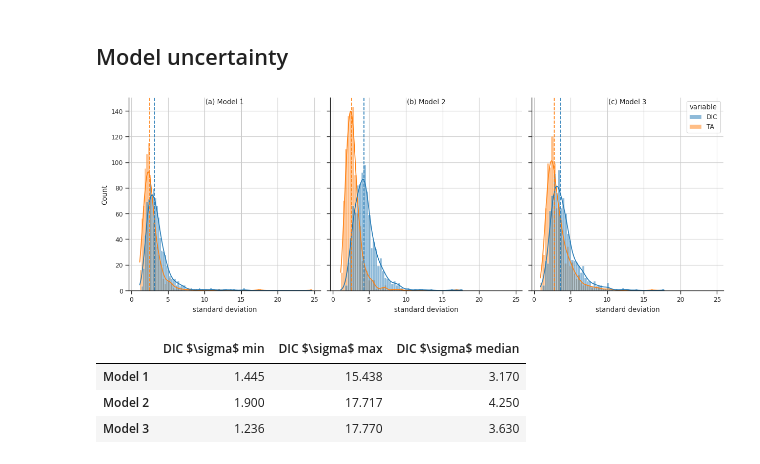
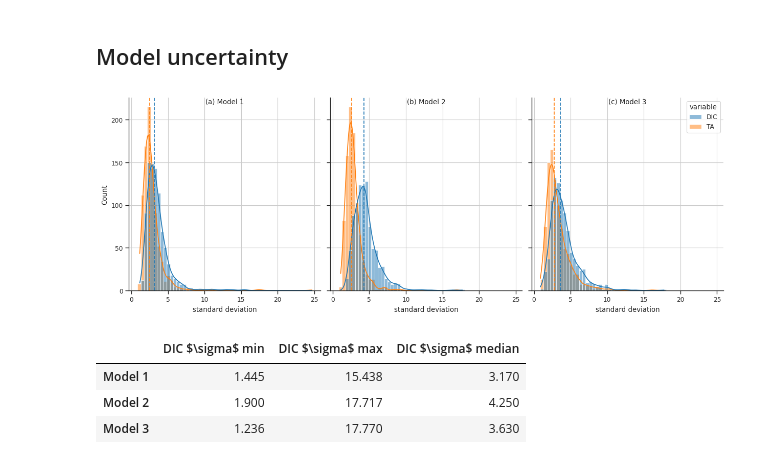
Before and after one commit to WHOIGit/nelme-bottom-water-bgc, a Jupyter notebook: manuscript_figures.ipynb, the cells around one changed output. Saved outputs shown, nothing was run; the diff lists cells and outputs as text; code cells hidden in the pictures.

Commit message:
Correct error in histogram figure

```diff
--- a/manuscript_figures.ipynb
+++ b/manuscript_figures.ipynb
@@ -473,35 +473,38 @@ fig.savefig('figures/bgc_difference_seasonal.png', dpi=dpi, bbox_inches='tight')
 # %%
 df_uncert = pd.read_csv('data/uncertainty_testset.csv', index_col=0)
 df_uncert_noO2 = pd.read_csv('data/uncertainty_testset_noO2.csv', index_col=0)
 df_uncert_no_sat = pd.read_csv('data/uncertainty_testset_no_sat.csv', index_col=0)
 # df_uncert.sort_values(['std_DIC','std_TA'], ascending=False)[:15]
 
 def reformat(df_in):
     df_work = df_in[['std_DIC','std_TA']].rename(columns={'std_DIC':'DIC','std_TA':'TA'}).stack().reset_index(level=1)
     df_out = df_work.rename(columns={'level_1':'variable', 0:'std'}).reset_index(drop=True)
     return df_out
 
 df1 = reformat(df_uncert)
 df2 = reformat(df_uncert_noO2)
 df3 = reformat(df_uncert_no_sat)
 
 mdic = [df.std_DIC.median() for df in [df_uncert, df_uncert_noO2, df_uncert_no_sat]]
 mta = [df.std_TA.median() for df in [df_uncert, df_uncert_noO2, df_uncert_no_sat]]
 
+# bins = np.histogram_bin_edges(df1['std'], bins='auto')
+bins = np.linspace(df_uncert_no_sat.std_TA.min(), df_uncert.std_TA.max(), 55)
+
 fig, axs = plt.subplots(1, 3, sharex=True, sharey=True, figsize=(15, 5))
 fig.subplots_adjust(wspace=0.05)
 for ax, df, leg, md, ma in zip(axs.ravel(), [df1, df2, df3], [False, False, True], mdic, mta):
-    _ = sns.histplot(x='std', data=df, hue='variable', kde=True, ax=ax, legend=leg)
+    _ = sns.histplot(x='std', data=df, hue='variable', kde=True, bins=bins, ax=ax, legend=leg)
     _ = ax.set(xlabel='standard deviation')
     _ = ax.axvline(md, c='C0', ls='--')
     _ = ax.axvline(ma, c='C1', ls='--')
 
 for ax, lab in zip(axs.ravel(), ['(a) Model 1', '(b) Model 2', '(c) Model 3']):
     _ = ax.text(0.5, 0.97, '{}'.format(lab), transform=ax.transAxes, ha='center')
 sns.despine(fig)
-# fig.savefig('figures/model_uncertainty.png', dpi=dpi, bbox_inches='tight')
+fig.savefig('figures/model_uncertainty.png', dpi=dpi, bbox_inches='tight')
 # %% [output]
-[figure, old version]
+[figure, new version]
 # %%
 dic_std = [
     [df_uncert.std_DIC.min(), df_uncert.std_DIC.max(), df_uncert.std_DIC.median()],
```
Also changed, not shown: parts of 2 cells of this notebook.
